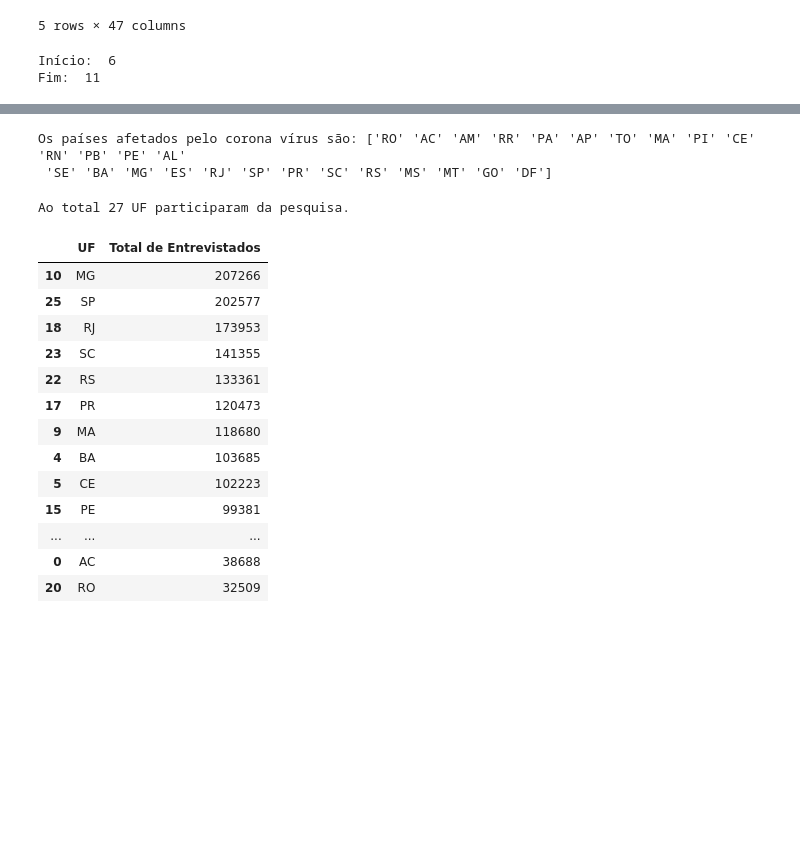
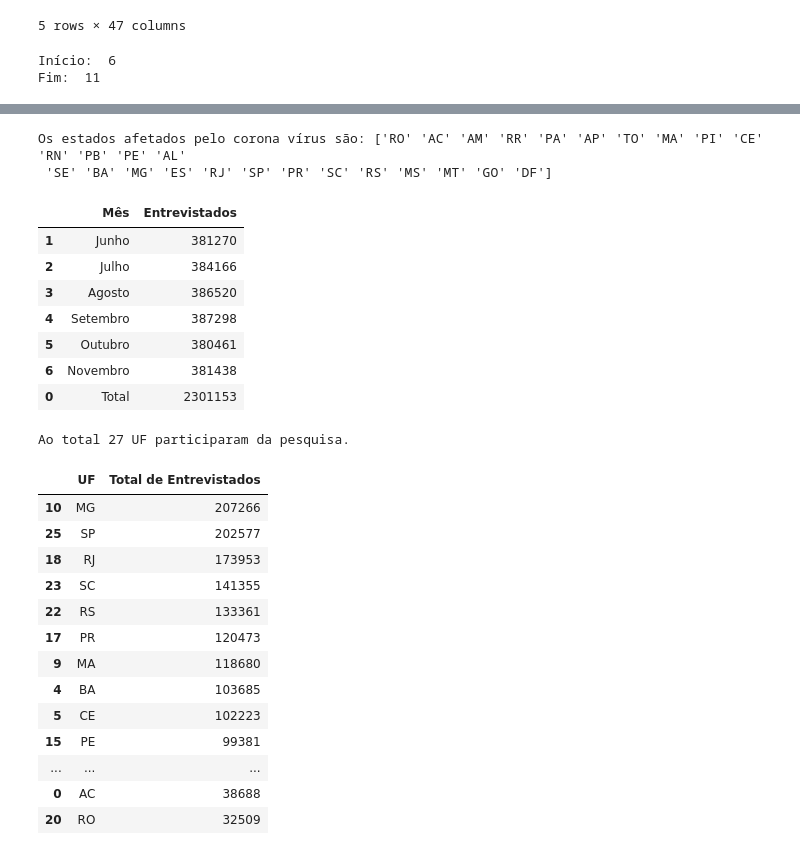
Before and after one commit to Iana-Neri22/AnalyticsStudies, a Jupyter notebook: analise_covid.ipynb, the cells around one changed output, grey strips where cells are left out. Saved outputs shown, nothing was run; the diff lists cells and outputs as text; code cells hidden in the pictures; blank space fills up the shorter version.

Commit message:
Coluna Total de Entrevistados

```diff
--- a/analise_covid.ipynb
+++ b/analise_covid.ipynb
@@ -231,10 +231,29 @@ dtypes: float64(30), int64(16), object(1)
 memory usage: 825.2+ MB
 # %%
 # Mostrar os estados presentes na pesquisa
-print(f'Os países afetados pelo corona vírus são: {df["UF"].unique()}')
+print(f'Os estados afetados pelo corona vírus são: {df["UF"].unique()}')
 # %% [output]
-Os países afetados pelo corona vírus são: ['RO' 'AC' 'AM' 'RR' 'PA' 'AP' 'TO' 'MA' 'PI' 'CE' 'RN' 'PB' 'PE' 'AL'
+Os estados afetados pelo corona vírus são: ['RO' 'AC' 'AM' 'RR' 'PA' 'AP' 'TO' 'MA' 'PI' 'CE' 'RN' 'PB' 'PE' 'AL'
  'SE' 'BA' 'MG' 'ES' 'RJ' 'SP' 'PR' 'SC' 'RS' 'MS' 'MT' 'GO' 'DF']
+# %%
+total_entrevistados = df.groupby(['Mes_Pesquisa'])['UF'].count()
+total_entrevistados = pd.DataFrame({'Mês': total_entrevistados.index, 'Entrevistados':total_entrevistados.values})
+total_entrevistados = total_entrevistados.replace({"Mês": dict_mes})
+total = total_entrevistados['Entrevistados'].sum()
+#total_entrevistados.loc["Total"] = total_entrevistados['Entrevistados'].sum()
+total_entrevistados.loc[-1] = ['Total', total]
+total_entrevistados.index = total_entrevistados.index + 1
+
+display(total_entrevistados)
+# %% [output]
+|  | Mês | Entrevistados |
+| 1 | Junho | 381270 |
+| 2 | Julho | 384166 |
+| 3 | Agosto | 386520 |
+| 4 | Setembro | 387298 |
+| 5 | Outubro | 380461 |
+| 6 | Novembro | 381438 |
+| 0 | Total | 2301153 |
 # %%
 # Total de UF presentes na pesquisa
 
```
Also changed, not shown: parts of 7 cells of this notebook.
